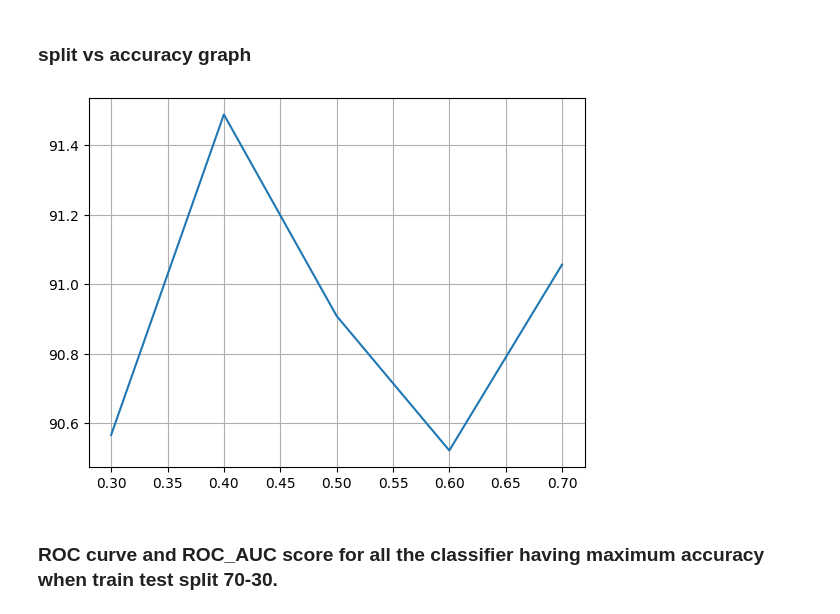
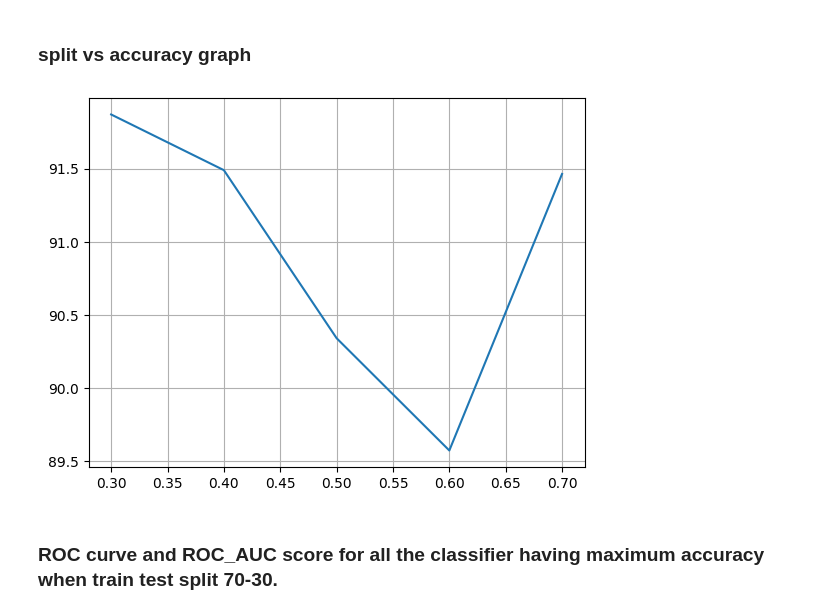
Before and after one commit to ayanokoji024/ML-lab, a Jupyter notebook: assignment 2/Ionosphere_assignment_2.ipynb, the cells around one changed output. Saved outputs shown, nothing was run; the diff lists cells and outputs as text; code cells hidden in the pictures.

```diff
--- a/assignment 2/Ionosphere_assignment_2.ipynb
+++ b/assignment 2/Ionosphere_assignment_2.ipynb
@@ -399,8 +120,12 @@ weighted avg       0.84      0.84      0.83       246
 # %% [markdown]
 ### **split vs accuracy graph**
 # %%
-x_points = [float(key) for key in dict_svm]
-y_points = [i*100 for i in dict_svm.values()]
+keys = dict_svm.keys()
+y_points = []
+for key in keys:
+  y_points.append(dict_svm[key][0]*100)
+x_points = [float(key) for key in dict_svm.keys()]
+
 plt.plot(x_points, y_points)
 plt.grid(True)
 plt.show()
@@ -519,8 +177,12 @@ weighted avg       0.91      0.90      0.90       246
 # %% [markdown]
 ### **split vs accuracy graph**
 # %%
-x_points = [float(key) for key in dict_mlp]
-y_points = [i*100 for i in dict_mlp.values()]
+keys = dict_mlp.keys()
+y_points = []
+for key in keys:
+  y_points.append(dict_mlp[key][0]*100)
+x_points = [float(key) for key in dict_mlp.keys()]
+
 plt.plot(x_points, y_points)
 plt.grid(True)
 plt.show()
@@ -709,13 +232,17 @@ weighted avg       0.90      0.90      0.90       141
 # %% [markdown]
 ### **split vs accuracy graph**
 # %%
-x_points = [float(key) for key in dict_rfr]
-y_points = [i*100 for i in dict_rfr.values()]
+keys = dict_rfr.keys()
+y_points = []
+for key in keys:
+  y_points.append(dict_rfr[key][0]*100)
+x_points = [float(key) for key in dict_rfr.keys()]
+
 plt.plot(x_points, y_points)
 plt.grid(True)
 plt.show()
 # %% [output]
-[figure, old version]
+[figure, new version]
 # %% [markdown]
 ### **ROC curve and ROC_AUC score for all the classifier having maximum accuracy when train test split 70-30.**
 # %%
```
Also changed, not shown: parts of 27 cells of this notebook, 8 other files.
